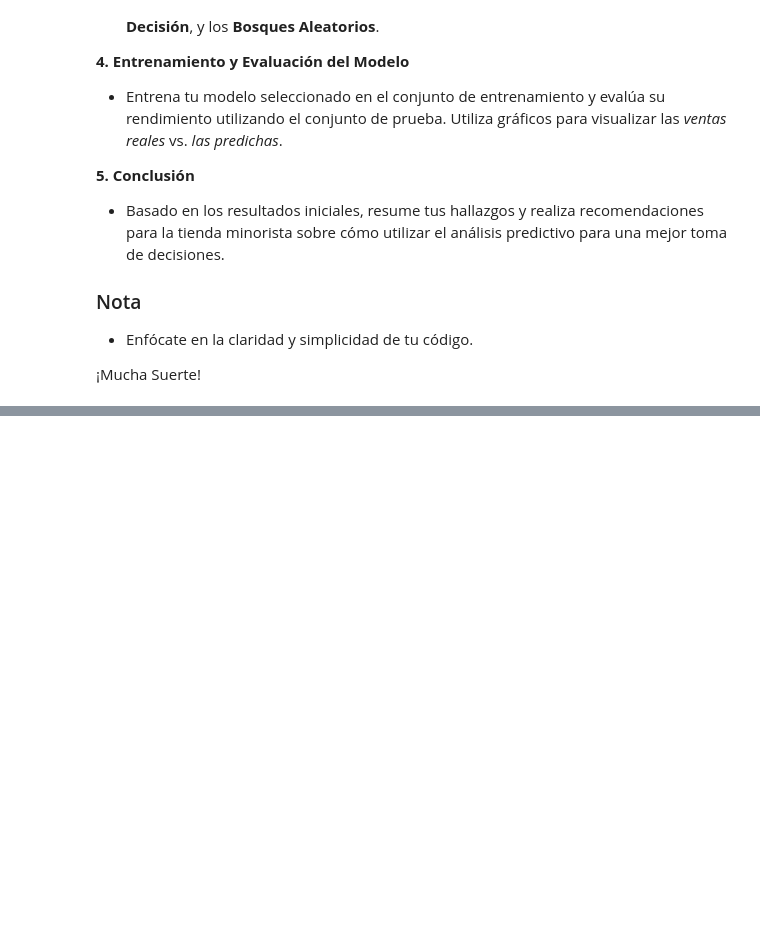
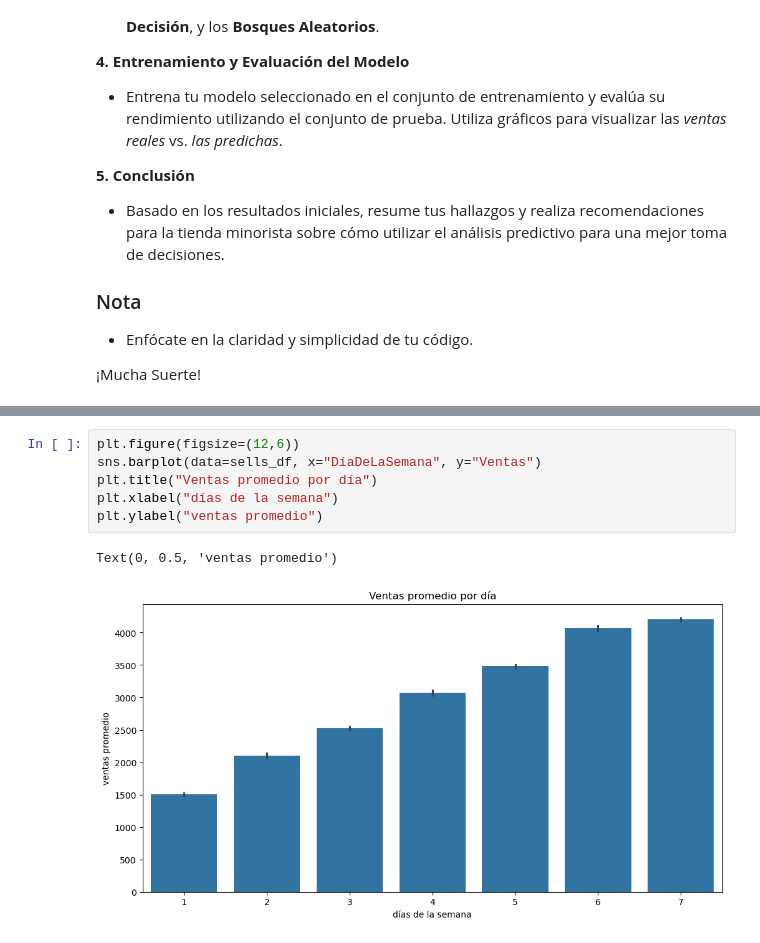
Before and after one commit to jcarloshg/data-science-federco-garay, a Jupyter notebook: day-11/10.project.ipynb, the cells around one changed output, grey strips where cells are left out. Drawn from its saved outputs; the diff is of its cells as text; blank space fills up the shorter version.

```diff
--- a/day-11/10.project.ipynb
+++ b/day-11/10.project.ipynb
@@ -72,0 +93,9 @@ Index(['DíaDeLaSemana', 'Promociones', 'Festivo'], dtype='object')
+# %%
+plt.figure(figsize=(12,6))
+sns.barplot(data=sells_df, x="DíaDeLaSemana", y="Ventas")
+plt.title("Ventas promedio por día")
+plt.xlabel("días de la semana")
+plt.ylabel("ventas promedio")
+# %% [output]
+Text(0, 0.5, 'ventas promedio')
+[figure, added]
```
Also changed, not shown: parts of 10 cells of this notebook, 3 other files.
